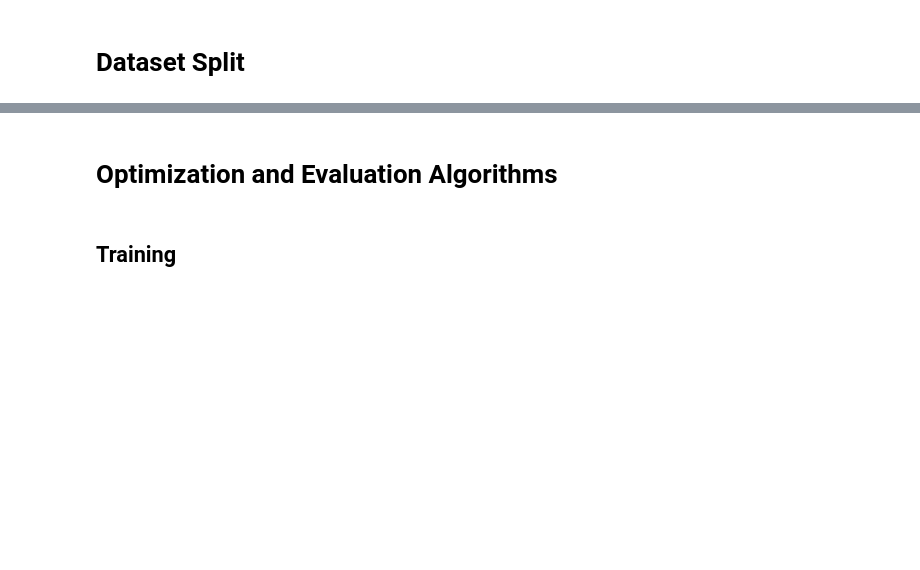
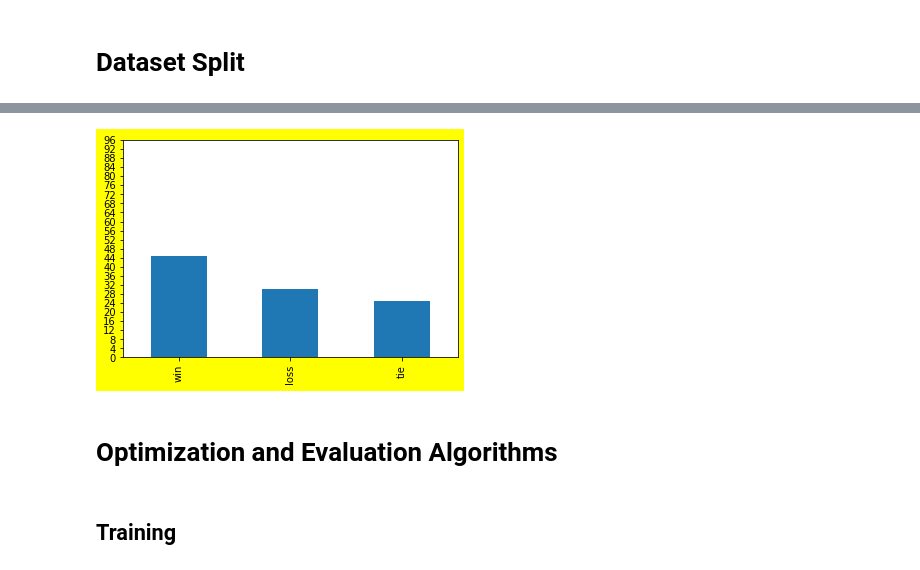
Before and after one commit to sunnybutwithano/Sports-Analysis-with-GNNs, a Jupyter notebook: Con_for_ST_Graph.ipynb, the cells around one changed output, grey strips where cells are left out. Drawn from its saved outputs; the diff is of its cells as text; code cells hidden in the pictures; blank space fills up the shorter version.

```diff
--- a/Con_for_ST_Graph.ipynb
+++ b/Con_for_ST_Graph.ipynb
@@ -217,4 +221,12 @@ Train Dev Test
 ------------------------
+# %%
+train_data = pd.concat(train_groups).sort_values(by='date').reset_index(drop=True)
+dev_data = pd.concat(dev_groups).sort_values(by='date').reset_index(drop=True)
+test_data = pd.concat(dev_groups).sort_values(by='date').reset_index(drop=True)
+ax = test_data['result'].value_counts().div(test_data.shape[0]).div(0.01).plot.bar(yticks=np.arange(100, step=4))
+ax.get_figure().set_facecolor('yellow')
+# %% [output]
+[figure, added]
 # %% [markdown]
 # Optimization and Evaluation Algorithms
 # %% [markdown]
```
Also changed, not shown: parts of 62 cells of this notebook.
